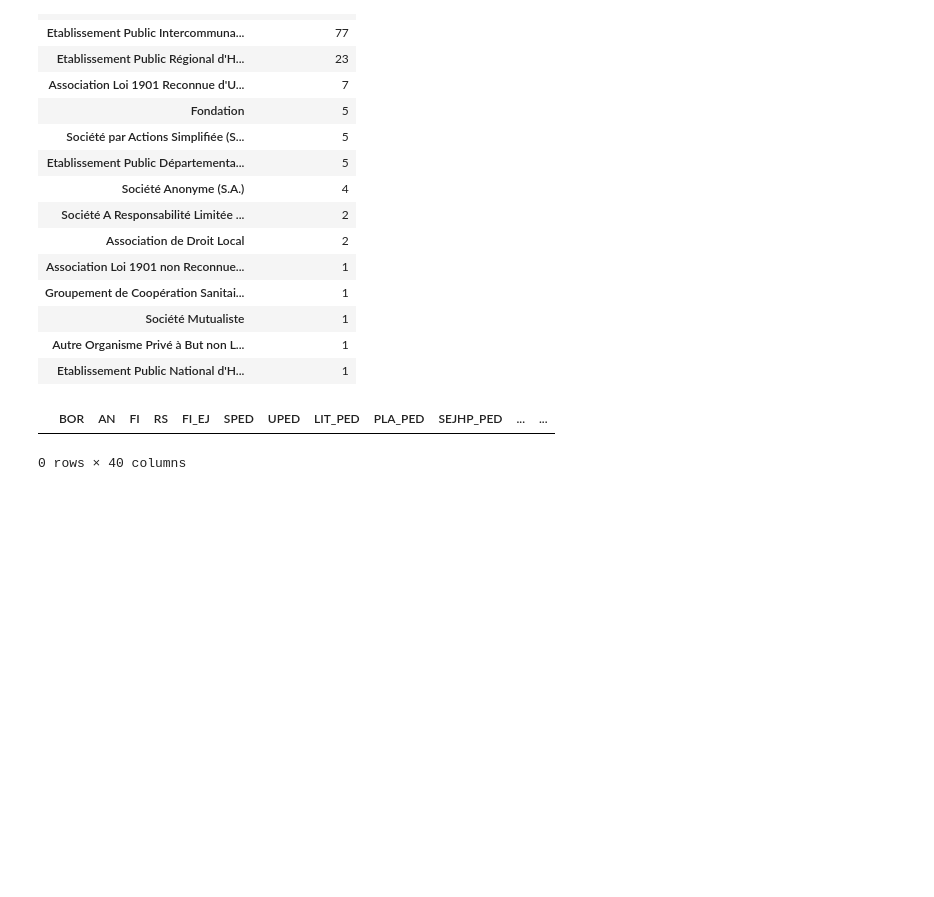
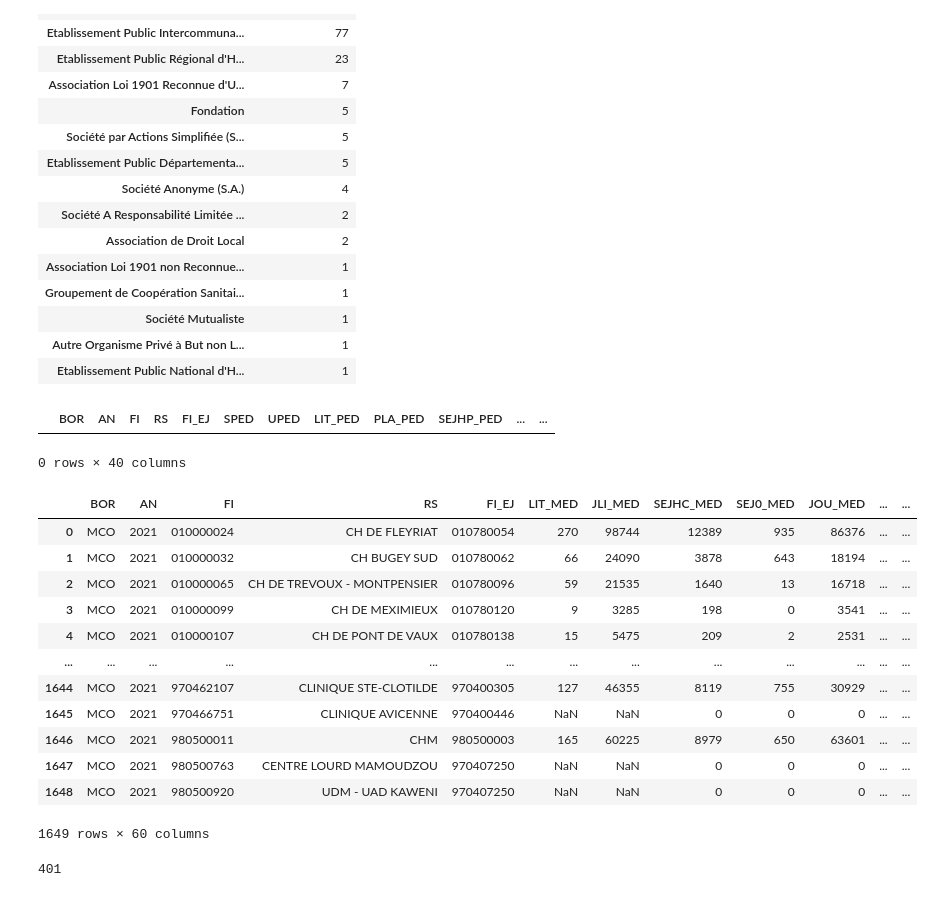
Before and after one commit to taniki/notebooks, a Jupyter notebook: finess/prep_sae.ipynb, the cells around one changed output. Drawn from its saved outputs; the diff is of its cells as text; code cells hidden in the pictures; blank space fills up the shorter version.

```diff
--- a/finess/prep_sae.ipynb
+++ b/finess/prep_sae.ipynb
@@ -146,3 +146,33 @@ finess_ej
 # %% [output]
 |  | BOR | AN | FI | RS | FI_EJ | SPED | UPED | LIT_PED | PLA_PED | SEJHP_PED | ... | ... |
 0 rows × 40 columns
+# %%
+mco = (
+    pd
+    .read_csv(
+        'datasets/SAE 2021 Bases statistiques - formats SAS-CSV/Bases statistiques/Bases CSV/MCO_2021r.csv',
+        sep=';',
+        encoding='iso-8859-1',
+        dtype='str'
+    )
+)
+
+mco
+# %% [output]
+|  | BOR | AN | FI | RS | FI_EJ | LIT_MED | JLI_MED | SEJHC_MED | SEJ0_MED | JOU_MED | ... | ... |
+| 0 | MCO | 2021 | 010000024 | CH DE FLEYRIAT | 010780054 | 270 | 98744 | 12389 | 935 | 86376 | ... | ... |
+| 1 | MCO | 2021 | 010000032 | CH BUGEY SUD | 010780062 | 66 | 24090 | 3878 | 643 | 18194 | ... | ... |
+| 2 | MCO | 2021 | 010000065 | CH DE TREVOUX - MONTPENSIER | 010780096 | 59 | 21535 | 1640 | 13 | 16718 | ... | ... |
+| 3 | MCO | 2021 | 010000099 | CH DE MEXIMIEUX | 010780120 | 9 | 3285 | 198 | 0 | 3541 | ... | ... |
+| 4 | MCO | 2021 | 010000107 | CH DE PONT DE VAUX | 010780138 | 15 | 5475 | 209 | 2 | 2531 | ... | ... |
+| ... | ... | ... | ... | ... | ... | ... | ... | ... | ... | ... | ... | ... |
+| 1644 | MCO | 2021 | 970462107 | CLINIQUE STE-CLOTILDE | 970400305 | 127 | 46355 | 8119 | 755 | 30929 | ... | ... |
+| 1645 | MCO | 2021 | 970466751 | CLINIQUE AVICENNE | 970400446 | NaN | NaN | 0 | 0 | 0 | ... | ... |
+| 1646 | MCO | 2021 | 980500011 | CHM | 980500003 | 165 | 60225 | 8979 | 650 | 63601 | ... | ... |
+| 1647 | MCO | 2021 | 980500763 | CENTRE LOURD MAMOUDZOU | 970407250 | NaN | NaN | 0 | 0 | 0 | ... | ... |
+| 1648 | MCO | 2021 | 980500920 | UDM - UAD KAWENI | 970407250 | NaN | NaN | 0 | 0 | 0 | ... | ... |
+1649 rows × 60 columns
+# %%
+mco.PPED.fillna(0).astype(int).sum()
+# %% [output]
+401
```
Also changed, not shown: parts of 6 cells of this notebook.
